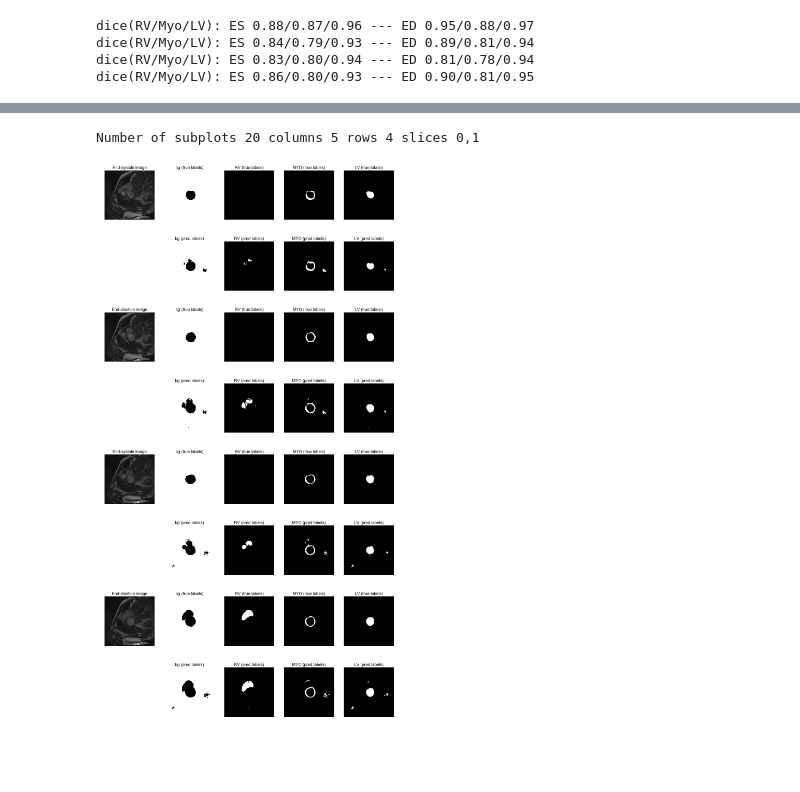
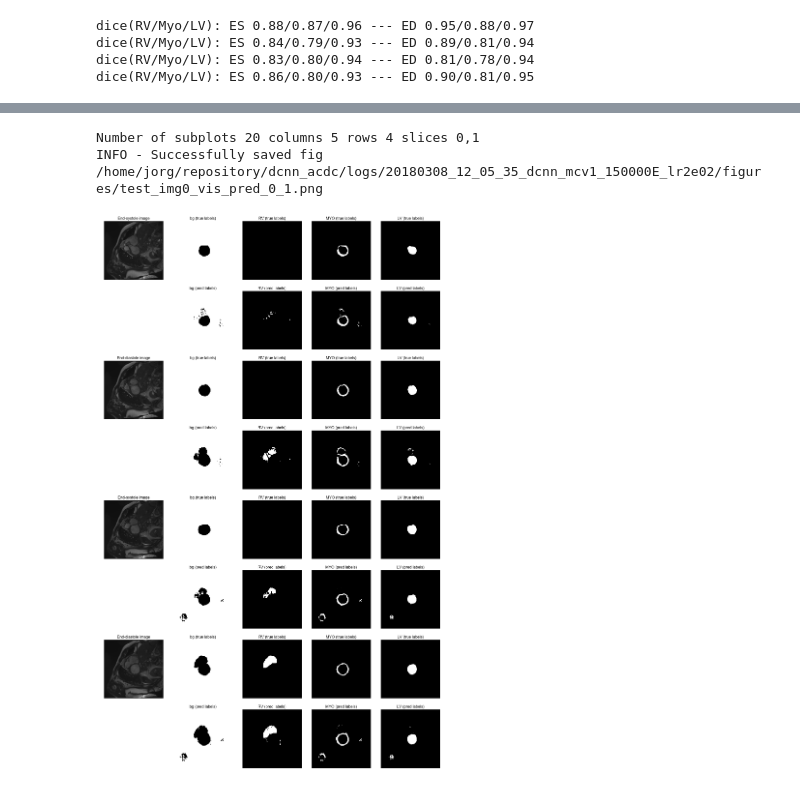
Before and after one commit to toologicbv/dcnn_acdc, a Jupyter notebook: notebooks/test_ensembles.ipynb, the cells around one changed output, grey strips where cells are left out. Drawn from its saved outputs; the diff is of its cells as text; code cells hidden in the pictures; blank space fills up the shorter version.

```diff
--- a/notebooks/test_ensembles.ipynb
+++ b/notebooks/test_ensembles.ipynb
@@ -294,6 +197,8 @@ ED correct/error(fp+fn) (798804,) / (9806,)
 # %%
-exper_hdl_mc_mix.test_results.visualize_test_slices(width=20, height=100, slice_range=np.arange(0, 2))
+exper_hdl_mc.test_results.visualize_test_slices(width=20, height=80, slice_range=np.arange(2),
+                                               do_save=True)
 # %% [output]
 Number of subplots 20 columns 5 rows 4 slices 0,1
+INFO - Successfully saved fig /home/jorg/repository/dcnn_acdc/logs/20180308_12_05_35_dcnn_mcv1_150000E_lr2e02/figures/test_img0_vis_pred_0_1.png
-[figure, old version]
+[figure, new version]
 # %%
```
Also changed, not shown: parts of 13 cells of this notebook, 4 other files.
